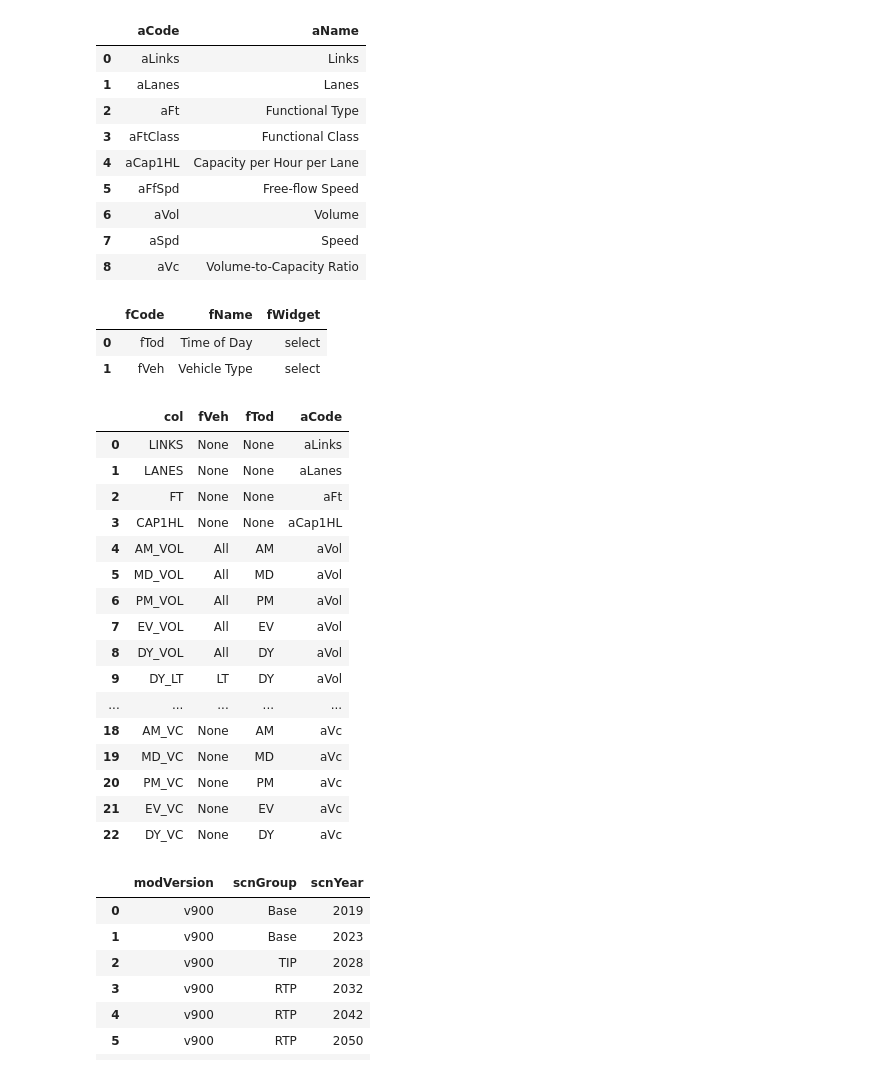
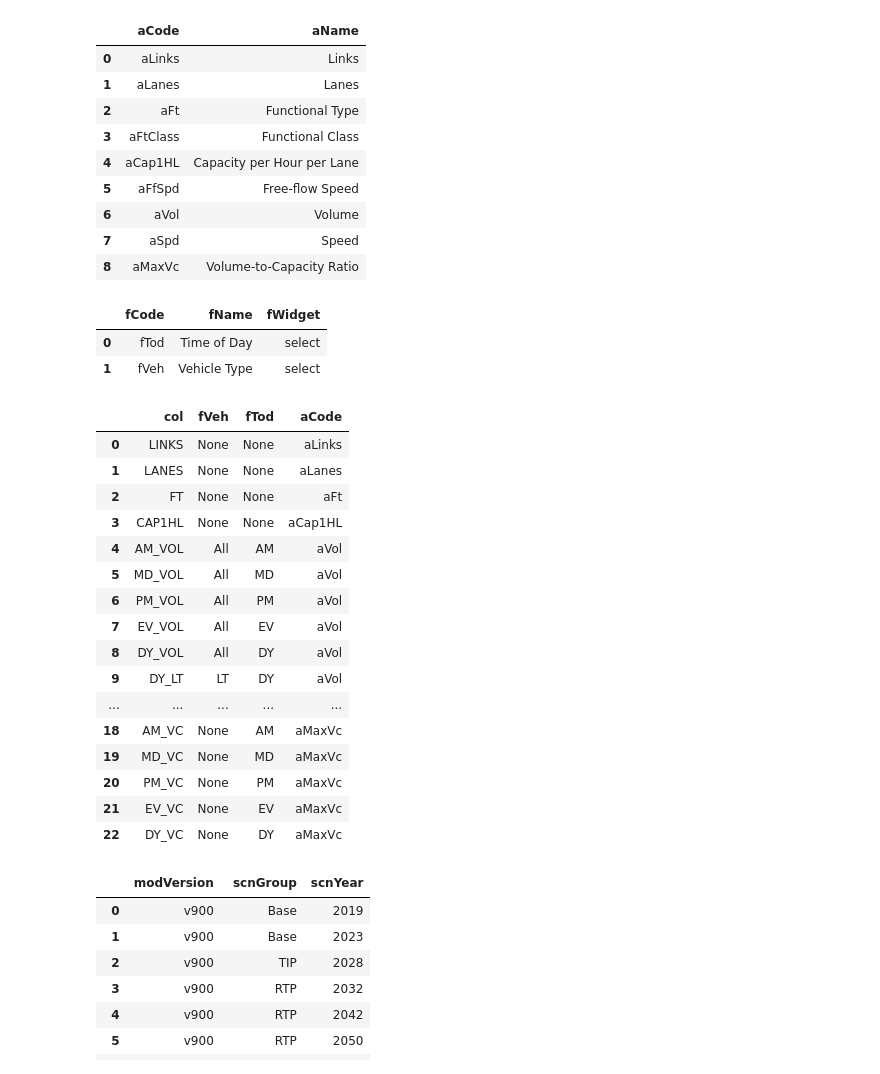
Before and after one commit to WFRCAnalytics/vizTool, a Jupyter notebook: Create-Jsons-Roadway-vizMap.ipynb, the cells around one changed output. Drawn from its saved outputs; the diff is of its cells as text; code cells hidden in the pictures.

```diff
--- a/Create-Jsons-Roadway-vizMap.ipynb
+++ b/Create-Jsons-Roadway-vizMap.ipynb
@@ -16,7 +16,7 @@ dfAttributes = pd.DataFrame([
     ["aFfSpd"  ,"Free-flow Speed"           ],
     ["aVol"    ,"Volume"                    ],
     ["aSpd"    ,"Speed"                     ],
-    ["aVc"     ,"Volume-to-Capacity Ratio"  ]
+    ["aMaxVc"  ,"Volume-to-Capacity Ratio"  ]
 ], columns=('aCode','aName'))
 
 display(dfAttributes)
@@ -37,7 +37,7 @@ display(dfFilters)
 | 5 | aFfSpd | Free-flow Speed |
 | 6 | aVol | Volume |
 | 7 | aSpd | Speed |
-| 8 | aVc | Volume-to-Capacity Ratio |
+| 8 | aMaxVc | Volume-to-Capacity Ratio |
 |  | fCode | fName | fWidget |
 | 0 | fTod | Time of Day | select |
 | 1 | fVeh | Vehicle Type | select |
@@ -54,43 +54,43 @@ dfColKeys = pd.DataFrame([
     ['MD_VOL'     , 'All', 'MD', 'aVol'    ],
     ['PM_VOL'     , 'All', 'PM', 'aVol'    ],
     ['EV_VOL'     , 'All', 'EV', 'aVol'    ],
     ['DY_VOL'     , 'All', 'DY', 'aVol'    ],
     ['DY_LT'      , 'LT' , 'DY', 'aVol'    ],
     ['DY_MD'      , 'MD' , 'DY', 'aVol'    ],
     ['DY_HV'      , 'HV' , 'DY', 'aVol'    ],
     ['FF_SPD'     , None , None, 'aFfSpd'  ],
     ['AM_SPD'     , None , 'AM', 'aSpd'    ],
     ['MD_SPD'     , None , 'MD', 'aSpd'    ],
     ['PM_SPD'     , None , 'PM', 'aSpd'    ],
     ['EV_SPD'     , None , 'EV', 'aSpd'    ],
     ['DY_SPD'     , None , 'DY', 'aSpd'    ],
     # calculated in notebook - TO BE REPLACED BY VOYAGER CODE IN FUTURE
-    ['AM_VC'      , None , 'AM', 'aVc'     ],
-    ['MD_VC'      , None , 'MD', 'aVc'     ],
-    ['PM_VC'      , None , 'PM', 'aVc'     ],
-    ['EV_VC'      , None , 'EV', 'aVc'     ],
-    ['DY_VC'      , None , 'DY', 'aVc'     ]
+    ['AM_VC'      , None , 'AM', 'aMaxVc'  ],
+    ['MD_VC'      , None , 'MD', 'aMaxVc'  ],
+    ['PM_VC'      , None , 'PM', 'aMaxVc'  ],
+    ['EV_VC'      , None , 'EV', 'aMaxVc'  ],
+    ['DY_VC'      , None , 'DY', 'aMaxVc'  ]
 ], columns=('col','fVeh','fTod','aCode'))
 
 dfColKeys
 # %% [output]
 |  | col | fVeh | fTod | aCode |
 | 0 | LINKS | None | None | aLinks |
 | 1 | LANES | None | None | aLanes |
 | 2 | FT | None | None | aFt |
 | 3 | CAP1HL | None | None | aCap1HL |
 | 4 | AM_VOL | All | AM | aVol |
 | 5 | MD_VOL | All | MD | aVol |
 | 6 | PM_VOL | All | PM | aVol |
 | 7 | EV_VOL | All | EV | aVol |
 | 8 | DY_VOL | All | DY | aVol |
 | 9 | DY_LT | LT | DY | aVol |
 | ... | ... | ... | ... | ... |
-| 18 | AM_VC | None | AM | aVc |
-| 19 | MD_VC | None | MD | aVc |
-| 20 | PM_VC | None | PM | aVc |
-| 21 | EV_VC | None | EV | aVc |
-| 22 | DY_VC | None | DY | aVc |
+| 18 | AM_VC | None | AM | aMaxVc |
+| 19 | MD_VC | None | MD | aMaxVc |
+| 20 | PM_VC | None | PM | aMaxVc |
+| 21 | EV_VC | None | EV | aMaxVc |
+| 22 | DY_VC | None | DY | aMaxVc |
 # %%
 dfScn = pd.read_json(scnJson)
 dfScn = dfScn[['modVersion','scnGroup','scnYear']]
```
Also changed, not shown: parts of 4 cells of this notebook, 14 other files.
